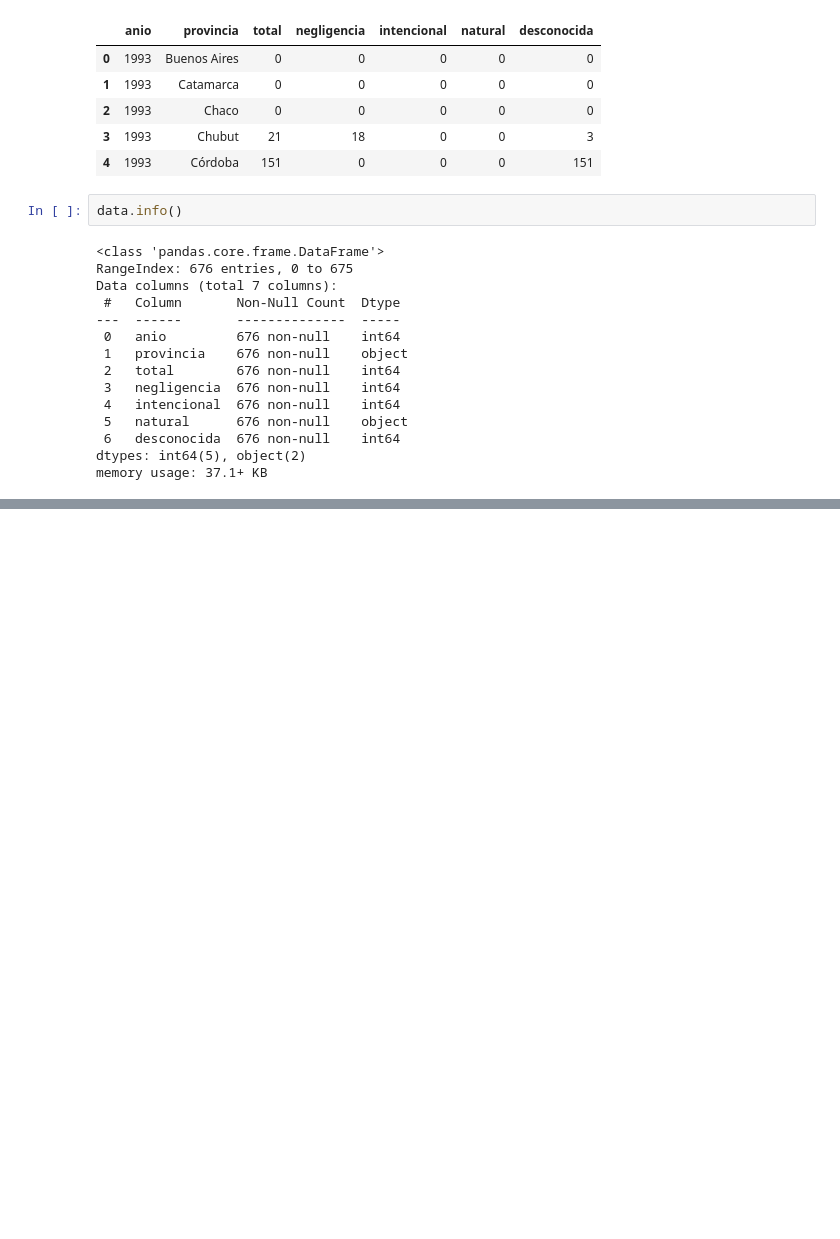
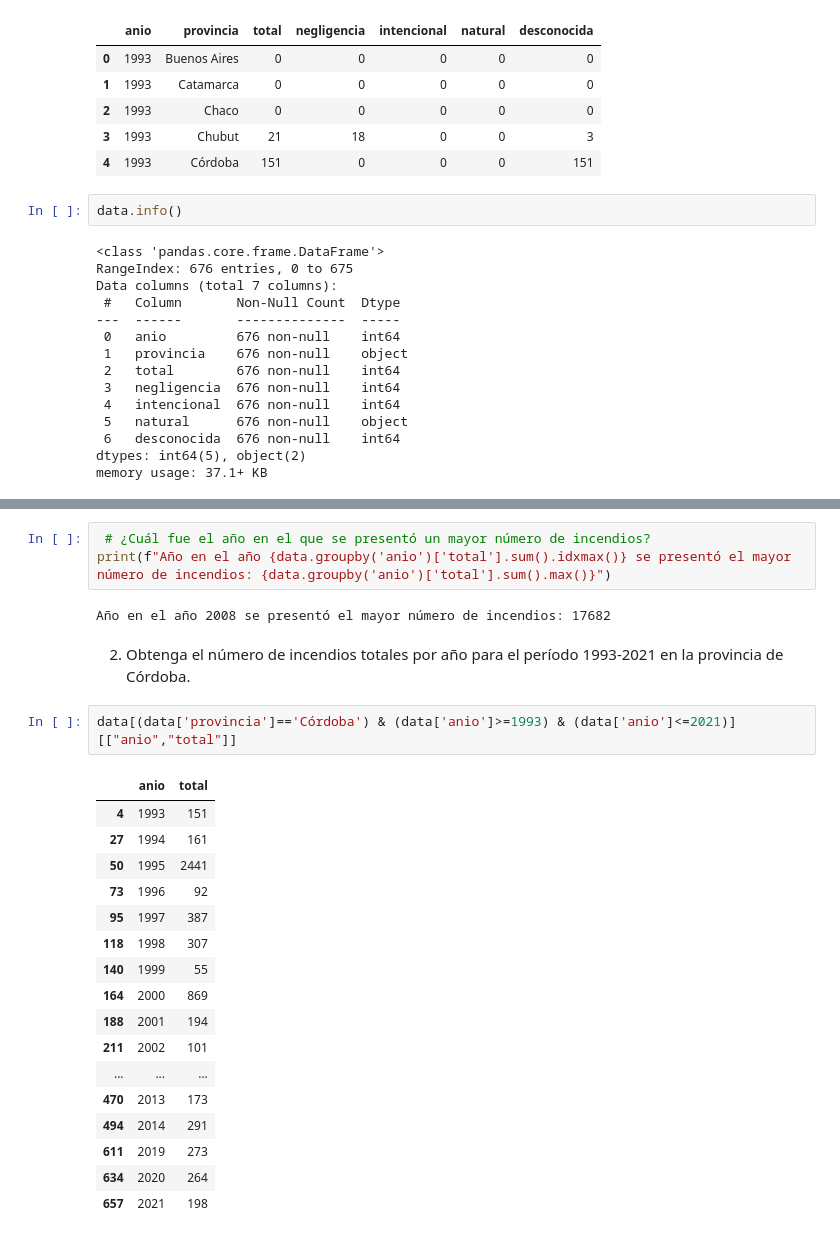
Before and after one commit to gcasado0/ciencia_datos, a Jupyter notebook: u2_ej2.ipynb, the cells around one changed output, grey strips where cells are left out. Saved outputs shown, nothing was run; the diff lists cells and outputs as text; blank space fills up the shorter version.

```diff
--- a/u2_ej2.ipynb
+++ b/u2_ej2.ipynb
@@ -44,0 +126,27 @@ Para resolverlo podria cambiar el "-" por 0 o Nan y luego convertir la columna a
+# %%
+ # ¿Cuál fue el año en el que se presentó un mayor número de incendios?
+print(f"Año en el año {data.groupby('anio')['total'].sum().idxmax()} se presentó el mayor número de incendios: {data.groupby('anio')['total'].sum().max()}")
+# %% [output]
+Año en el año 2008 se presentó el mayor número de incendios: 17682
+# %% [markdown]
+2. Obtenga el número de incendios totales por año para el período 1993-2021 en la provincia de Córdoba.
+# %%
+data[(data['provincia']=='Córdoba') & (data['anio']>=1993) & (data['anio']<=2021)][["anio","total"]]
+# %% [output]
+|  | anio | total |
+| 4 | 1993 | 151 |
+| 27 | 1994 | 161 |
+| 50 | 1995 | 2441 |
+| 73 | 1996 | 92 |
+| 95 | 1997 | 387 |
+| 118 | 1998 | 307 |
+| 140 | 1999 | 55 |
+| 164 | 2000 | 869 |
+| 188 | 2001 | 194 |
+| 211 | 2002 | 101 |
+| ... | ... | ... |
+| 470 | 2013 | 173 |
+| 494 | 2014 | 291 |
+| 611 | 2019 | 273 |
+| 634 | 2020 | 264 |
+| 657 | 2021 | 198 |
```
Also changed, not shown: parts of 17 cells of this notebook.
